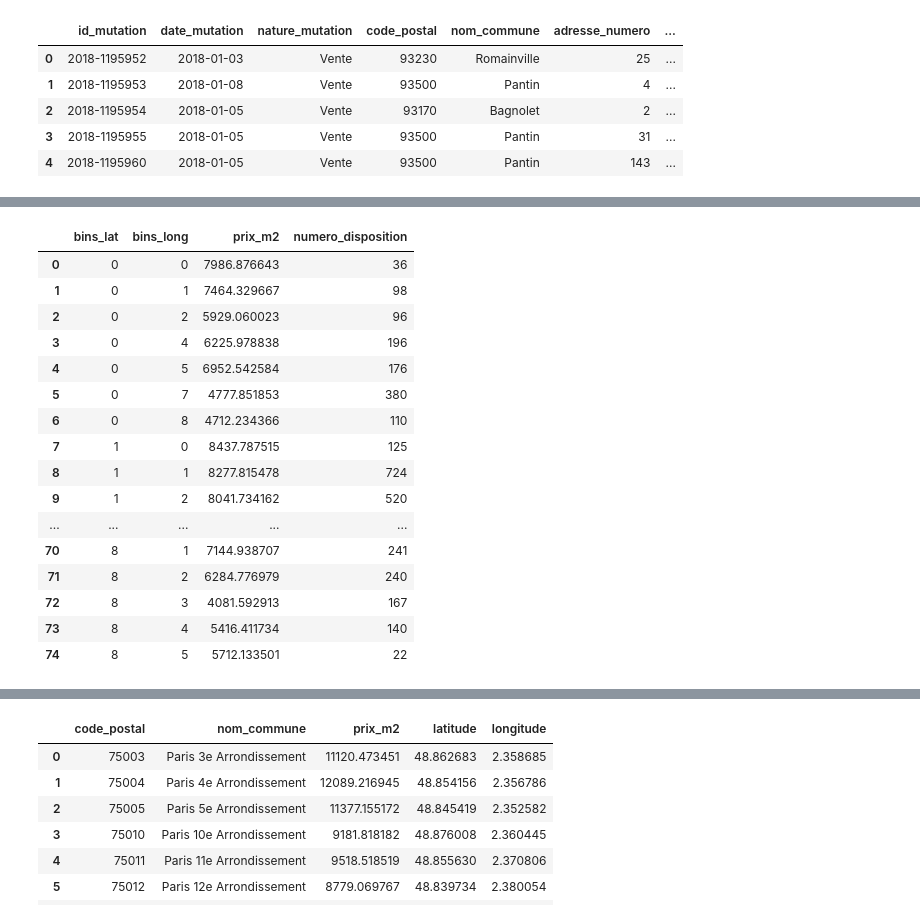
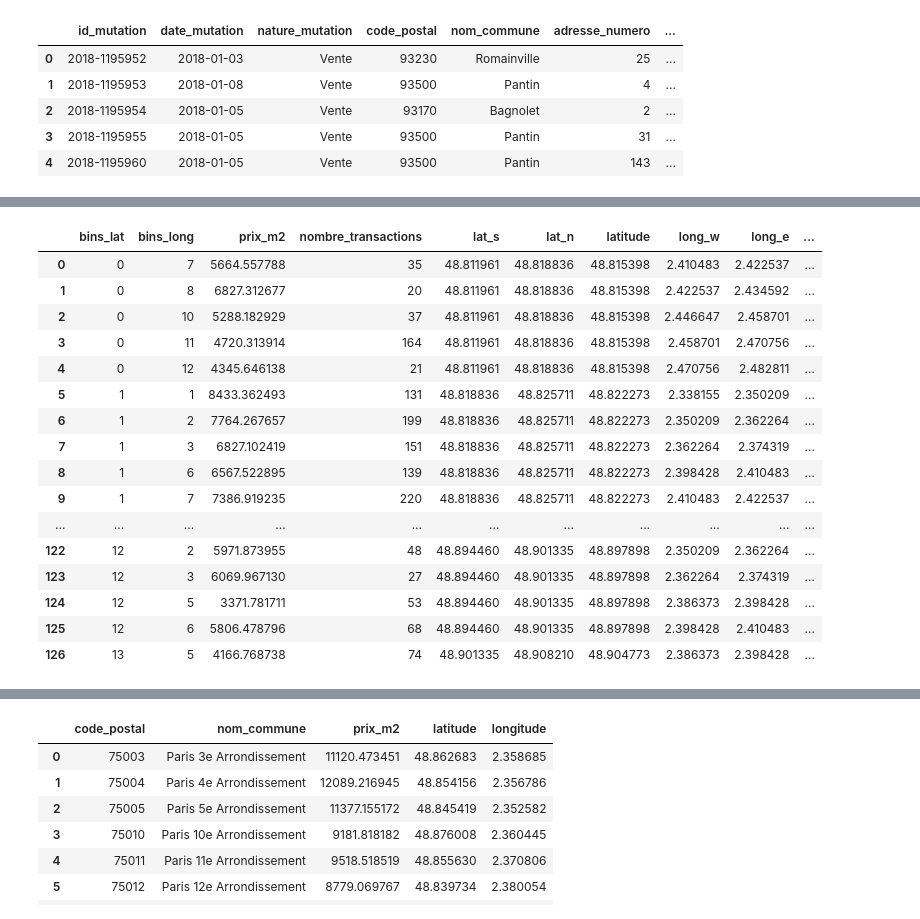
Before and after one commit to paulpreda/coursera_capstone, a Jupyter notebook: Paris - City of Light.ipynb, the cells around one changed output, grey strips where cells are left out. Saved outputs shown, nothing was run; the diff lists cells and outputs as text; code cells hidden in the pictures.

```diff
--- a/Paris - City of Light.ipynb
+++ b/Paris - City of Light.ipynb
@@ -457,0 +431,16 @@ tiles2
+# %%
+latitude = 48.8534
+longitude = 2.4488
+# create map and display it
+paris_east_map = folium.Map(location=[latitude, longitude], zoom_start=13)
+
+folium.GeoJson(
+    communes_ile_de_france
+).add_to(paris_east_map)
+
+for lat, lon in zip(tiles['latitude'], tiles['longitude']):
+    #print (lat, lon)
+    #folium.CircleMarker([lat, lon], radius=2, color='blue', fill=True, fill_color='blue', fill_opacity=1).add_to(map_berlin)
+    folium.Circle([lat, lon], radius=380, color='blue', fill=False).add_to(paris_east_map)
+    #folium.Marker([lat, lon]).add_to(map_berlin)
+paris_east_map
@@ -457,0 +494,5 @@ tiles2
+# %%
+paris_east_venues = getNearbyVenues(tile_ids=tiles['tile_id'],
+                                    latitudes=tiles['latitude'],
+                                    longitudes=tiles['longitude']
+                                  )
@@ -457,0 +537,4 @@ tiles2
+# %%
+paris_east_venues['nombre_venues'] = 1
+venues_per_tile = paris_east_venues.groupby(['tile_id','Tile Latitude', 'Tile Longitude'])['nombre_venues'].sum().reset_index()
+venues_per_tile
@@ -458,3 +559,4 @@ tiles2
 # %%
-tiles= tiles.join(tiles2.set_index(['bins_lat', 'bins_long']), on=['bins_lat','bins_long'])
+tiles= tiles.join(venues_per_tile.set_index(['tile_id']), on=['tile_id'])
+tiles.head()
 # %% [output]
@@ -478,23 +569,26 @@ tiles= tiles.join(tiles2.set_index(['bins_lat', 'bins_long']), on=['bins_lat','b
 # %%
-index_coll = tiles[tiles['numero_disposition']<20].index
+index_coll = tiles[tiles['nombre_transactions']<20].index
+tiles=tiles.drop(index_coll)
+tiles.reset_index(drop=True, inplace=True)
+index_coll = tiles[tiles['nombre_venues']<4].index
 tiles=tiles.drop(index_coll)
 tiles.reset_index(drop=True, inplace=True)
 tiles
 # %% [output]
-|  | bins_lat | bins_long | prix_m2 | numero_disposition |
-| 0 | 0 | 0 | 7986.876643 | 36 |
-| 1 | 0 | 1 | 7464.329667 | 98 |
-| 2 | 0 | 2 | 5929.060023 | 96 |
-| 3 | 0 | 4 | 6225.978838 | 196 |
-| 4 | 0 | 5 | 6952.542584 | 176 |
-| 5 | 0 | 7 | 4777.851853 | 380 |
-| 6 | 0 | 8 | 4712.234366 | 110 |
-| 7 | 1 | 0 | 8437.787515 | 125 |
-| 8 | 1 | 1 | 8277.815478 | 724 |
-| 9 | 1 | 2 | 8041.734162 | 520 |
-| ... | ... | ... | ... | ... |
-| 70 | 8 | 1 | 7144.938707 | 241 |
-| 71 | 8 | 2 | 6284.776979 | 240 |
-| 72 | 8 | 3 | 4081.592913 | 167 |
-| 73 | 8 | 4 | 5416.411734 | 140 |
-| 74 | 8 | 5 | 5712.133501 | 22 |
+|  | bins_lat | bins_long | prix_m2 | nombre_transactions | lat_s | lat_n | latitude | long_w | long_e | ... |
+| 0 | 0 | 7 | 5664.557788 | 35 | 48.811961 | 48.818836 | 48.815398 | 2.410483 | 2.422537 | ... |
+| 1 | 0 | 8 | 6827.312677 | 20 | 48.811961 | 48.818836 | 48.815398 | 2.422537 | 2.434592 | ... |
+| 2 | 0 | 10 | 5288.182929 | 37 | 48.811961 | 48.818836 | 48.815398 | 2.446647 | 2.458701 | ... |
+| 3 | 0 | 11 | 4720.313914 | 164 | 48.811961 | 48.818836 | 48.815398 | 2.458701 | 2.470756 | ... |
+| 4 | 0 | 12 | 4345.646138 | 21 | 48.811961 | 48.818836 | 48.815398 | 2.470756 | 2.482811 | ... |
+| 5 | 1 | 1 | 8433.362493 | 131 | 48.818836 | 48.825711 | 48.822273 | 2.338155 | 2.350209 | ... |
+| 6 | 1 | 2 | 7764.267657 | 199 | 48.818836 | 48.825711 | 48.822273 | 2.350209 | 2.362264 | ... |
+| 7 | 1 | 3 | 6827.102419 | 151 | 48.818836 | 48.825711 | 48.822273 | 2.362264 | 2.374319 | ... |
+| 8 | 1 | 6 | 6567.522895 | 139 | 48.818836 | 48.825711 | 48.822273 | 2.398428 | 2.410483 | ... |
+| 9 | 1 | 7 | 7386.919235 | 220 | 48.818836 | 48.825711 | 48.822273 | 2.410483 | 2.422537 | ... |
+| ... | ... | ... | ... | ... | ... | ... | ... | ... | ... | ... |
+| 122 | 12 | 2 | 5971.873955 | 48 | 48.894460 | 48.901335 | 48.897898 | 2.350209 | 2.362264 | ... |
+| 123 | 12 | 3 | 6069.967130 | 27 | 48.894460 | 48.901335 | 48.897898 | 2.362264 | 2.374319 | ... |
+| 124 | 12 | 5 | 3371.781711 | 53 | 48.894460 | 48.901335 | 48.897898 | 2.386373 | 2.398428 | ... |
+| 125 | 12 | 6 | 5806.478796 | 68 | 48.894460 | 48.901335 | 48.897898 | 2.398428 | 2.410483 | ... |
+| 126 | 13 | 5 | 4166.768738 | 74 | 48.901335 | 48.908210 | 48.904773 | 2.386373 | 2.398428 | ... |
```
Also changed, not shown: parts of 44 cells of this notebook.
